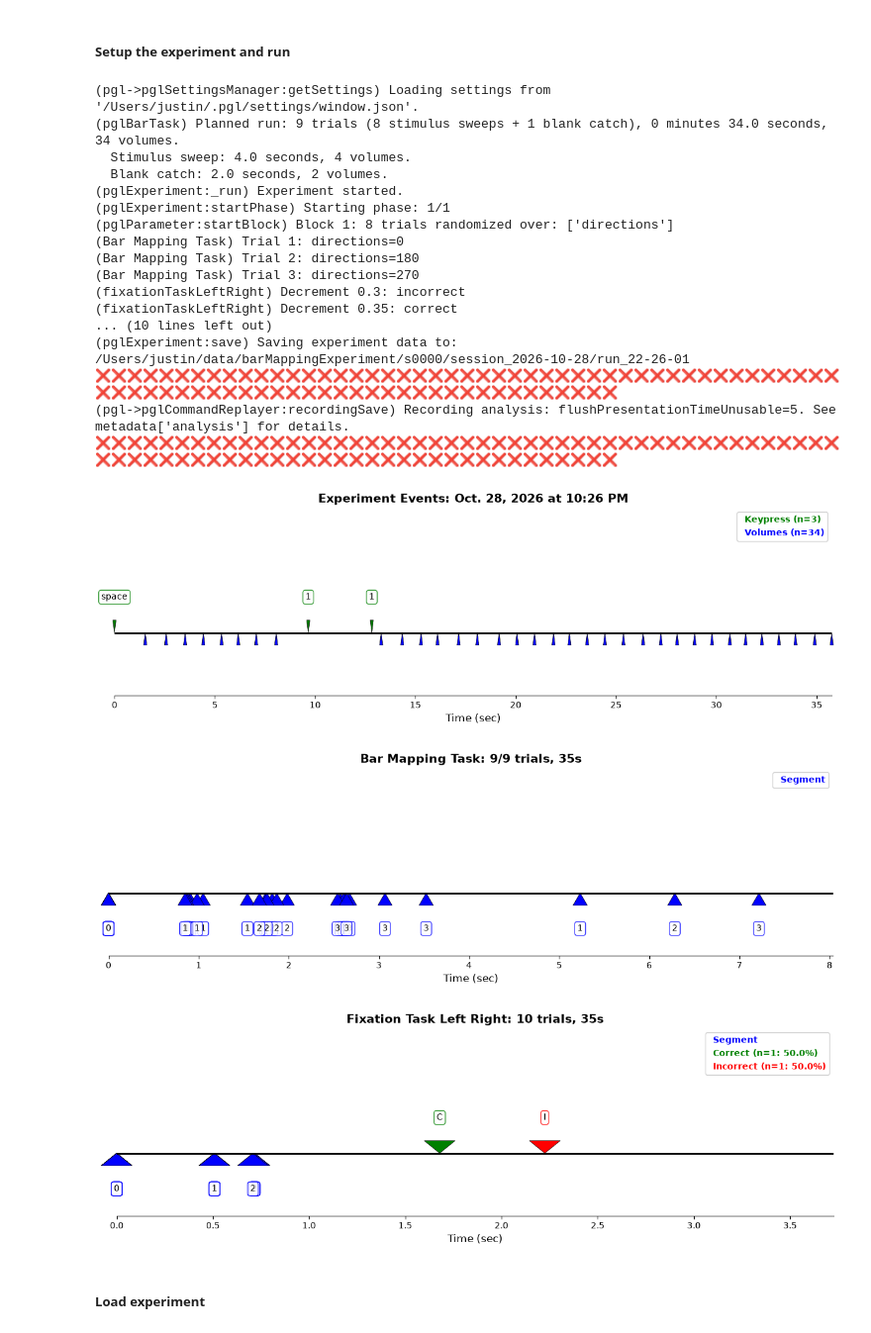
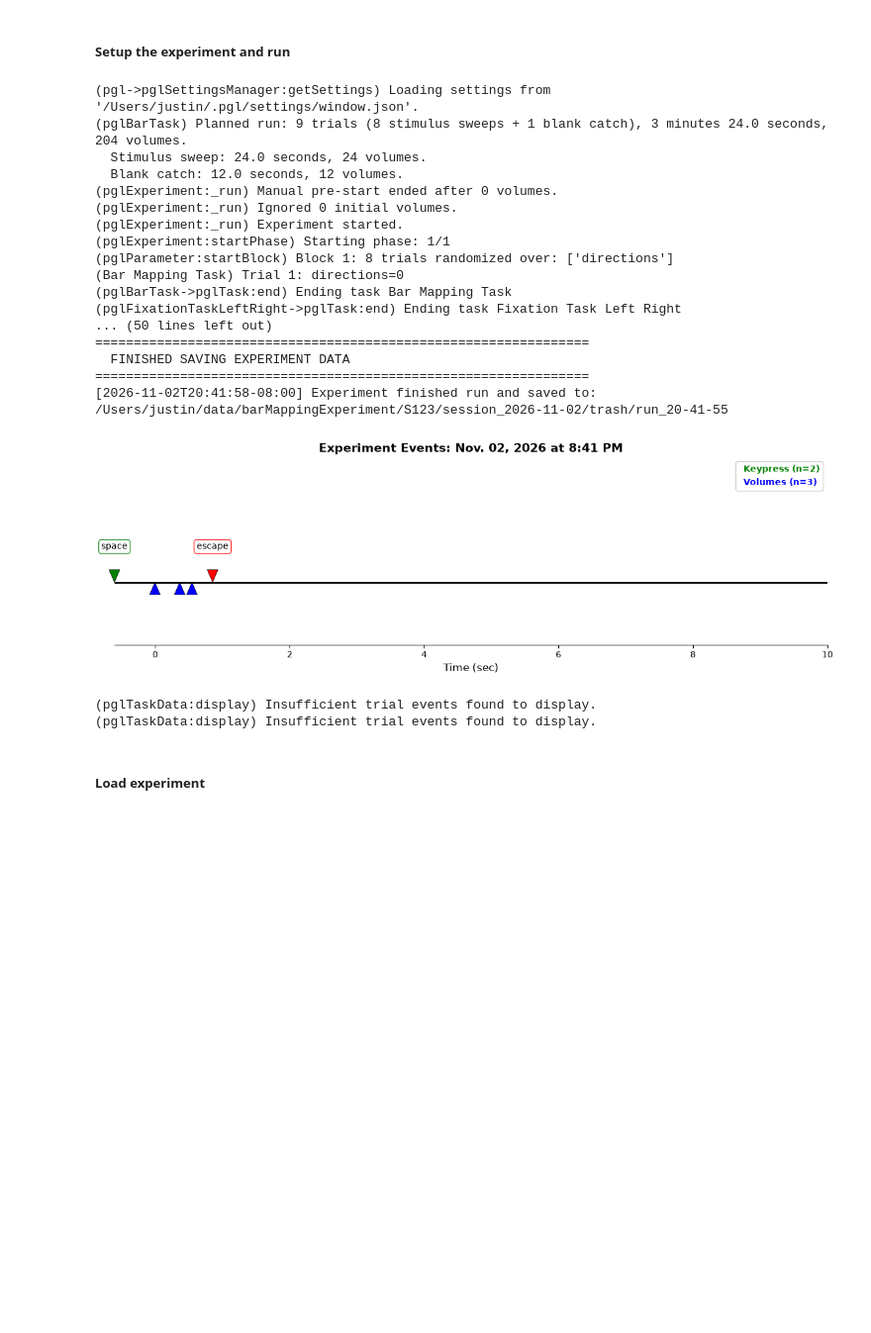
Before and after one commit to justingardner/pgl, a Jupyter notebook: tutorials/retinotopy.ipynb, the cells around one changed output. Shown at 99% size. Cells and saved outputs as stored; diff of their text form; code cells hidden in the pictures; blank space fills up the shorter version.

```diff
--- a/tutorials/retinotopy.ipynb
+++ b/tutorials/retinotopy.ipynb
@@ -38,46 +40,46 @@ pgl.settings()
 ##### Setup the experiment and run
 # %%
 # Set up experiment
-e = pglExperiment(pgl, settingsName="Window", experimentName="Bar Mapping Experiment")
+e = pglExperiment(pgl, subjectID='S123', settingsName="Window", experimentName="Bar Mapping Experiment")
 
 # initialize tasks
 fixationTask = pglFixationTaskLeftRight(pgl)
 #barTask = pglBarTask(pgl, randomSeed=84, volumePeriod=1.0, barSweepPeriod=4.0)
 barTask = pglBarTask(pgl, randomSeed=84)
 
 # add the tasks to the experiment
 e.addTask(barTask)
 e.addTask(fixationTask)
 
 # init the screen
 e.initScreen(recordFlush=True, recordCommands=True, estimatedDuration=1.2*e.tasks[0].settings.config.runDuration)
 
 # and run the experiment
 e.run()
 
 # display results
 e.display()
 # %% [output]
 (pgl->pglSettingsManager:getSettings) Loading settings from '/Users/justin/.pgl/settings/window.json'.
-(pglBarTask) Planned run: 9 trials (8 stimulus sweeps + 1 blank catch), 0 minutes 34.0 seconds, 34 volumes.
-  Stimulus sweep: 4.0 seconds, 4 volumes.
-  Blank catch: 2.0 seconds, 2 volumes.
+(pglBarTask) Planned run: 9 trials (8 stimulus sweeps + 1 blank catch), 3 minutes 24.0 seconds, 204 volumes.
+  Stimulus sweep: 24.0 seconds, 24 volumes.
+  Blank catch: 12.0 seconds, 12 volumes.
+(pglExperiment:_run) Manual pre-start ended after 0 volumes.
+(pglExperiment:_run) Ignored 0 initial volumes.
 (pglExperiment:_run) Experiment started.
 (pglExperiment:startPhase) Starting phase: 1/1
 (pglParameter:startBlock) Block 1: 8 trials randomized over: ['directions']
 (Bar Mapping Task) Trial 1: directions=0
-(Bar Mapping Task) Trial 2: directions=180
-(Bar Mapping Task) Trial 3: directions=270
-(fixationTaskLeftRight) Decrement 0.3: incorrect
-(fixationTaskLeftRight) Decrement 0.35: correct
-... (10 lines left out)
-(pglExperiment:save) Saving experiment data to: /Users/justin/data/barMappingExperiment/s0000/session_2026-10-28/run_22-26-01
-❌❌❌❌❌❌❌❌❌❌❌❌❌❌❌❌❌❌❌❌❌❌❌❌❌❌❌❌❌❌❌❌❌❌❌❌❌❌❌❌❌❌❌❌❌❌❌❌❌❌❌❌❌❌❌❌❌❌❌❌❌❌❌❌❌❌❌❌❌❌❌❌❌❌❌❌❌❌❌❌
-(pgl->pglCommandReplayer:recordingSave) Recording analysis: flushPresentationTimeUnusable=5. See metadata['analysis'] for details.
-❌❌❌❌❌❌❌❌❌❌❌❌❌❌❌❌❌❌❌❌❌❌❌❌❌❌❌❌❌❌❌❌❌❌❌❌❌❌❌❌❌❌❌❌❌❌❌❌❌❌❌❌❌❌❌❌❌❌❌❌❌❌❌❌❌❌❌❌❌❌❌❌❌❌❌❌❌❌❌❌
+(pglBarTask->pglTask:end) Ending task Bar Mapping Task
+(pglFixationTaskLeftRight->pglTask:end) Ending task Fixation Task Left Right
+... (50 lines left out)
+================================================================
+  FINISHED SAVING EXPERIMENT DATA
+================================================================
+[2026-11-02T20:41:58-08:00] Experiment finished run and saved to: /Users/justin/data/barMappingExperiment/S123/session_2026-11-02/trash/run_20-41-55
-[figure, old version]
+[figure, new version]
-[figure, removed]
-[figure, removed]
+(pglTaskData:display) Insufficient trial events found to display.
+(pglTaskData:display) Insufficient trial events found to display.
 # %%
 for error in e.data.runErrors:
     if error["operation"] == "acquisition": print(error["traceback"])
```
Also changed, not shown: parts of 1 cell of this notebook, 7 other files.
